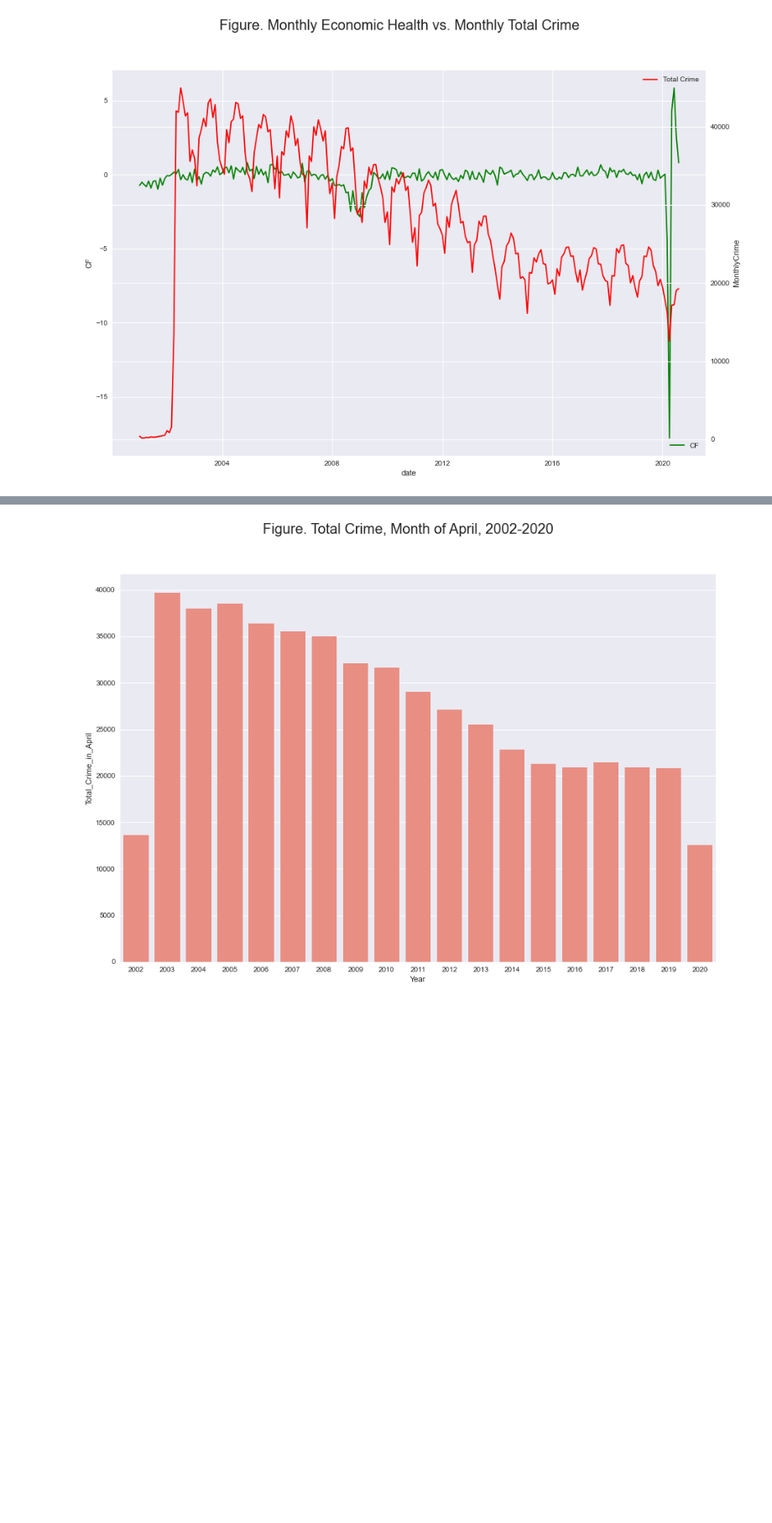
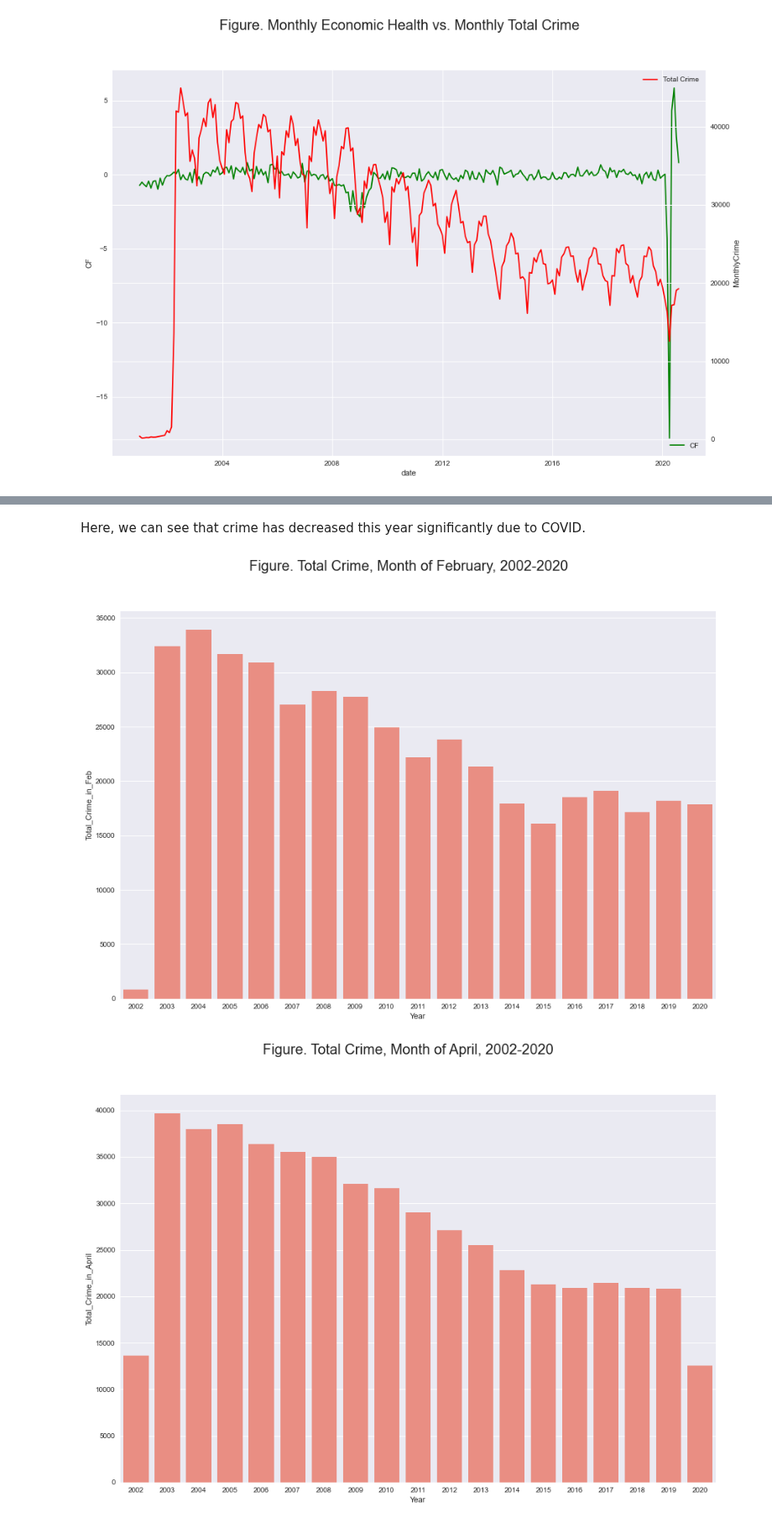
Before and after one commit to tjdolan121/4502Proj, a Jupyter notebook: forge/code/DataMiningQuestions.ipynb, the cells around one changed output, grey strips where cells are left out. Shown at 84% size. Saved outputs shown, nothing was run; the diff lists cells and outputs as text; code cells hidden in the pictures; blank space fills up the shorter version.

Commit message:
Finished COVID question

```diff
--- a/forge/code/DataMiningQuestions.ipynb
+++ b/forge/code/DataMiningQuestions.ipynb
@@ -101,7 +99,10 @@ SINGLE_LINE_CHART_PARAMS = {'figsize': SINGLE_PLOT_SIZE}
 FIGURE_TITLE_SIZE = 20
 
 Q1_TIME_DOMAIN = list(range(2002, 2020))
-Q3_TIME_DOMAIN = list(range(2002, 2021))
+Q2_TIME_DOMAIN = list(range(2002, 2021))
+
+DECLINE_YEARS = list(range(2012, 2016))
+PLATEAU_YEARS = list(range(2016, 2020))
 # %% [markdown]
 # Part 2. Questions
 # %% [markdown]
@@ -337,3 +336,3 @@ Our guidance to law enforcement: consider allocating resources toward theft, nar
 # %%
 del q1_df
-q3_df = df[df.year.isin(Q3_TIME_DOMAIN)]
+q2_df = df[df.year.isin(Q2_TIME_DOMAIN)]
@@ -363,3 +452,20 @@ plt.show()
+# %% [markdown]
+Here, we can see that crime has decreased this year significantly due to COVID.
+# %%
+# Figure.
+
+# Data:
+febs_df = q2_df[(q2_df.month == 2)]
+feb_year_over_year = pd.DataFrame(febs_df.groupby('year').size()).reset_index()
+feb_year_over_year.columns = ['Year', 'Total_Crime_in_Feb']
+
+# Plotting:
+fig_title = 'Figure. Total Crime, Month of February, 2002-2020'
+fig, ax = plt.subplots(figsize=SINGLE_PLOT_SIZE)
+fig.suptitle(fig_title, fontsize=FIGURE_TITLE_SIZE)
+ax = sns.barplot(x='Year', y='Total_Crime_in_Feb', data=feb_year_over_year, color='salmon');
+# %% [output]
+[figure, added]
 # %%
 # Figure.
 
```
Also changed, not shown: parts of 33 cells of this notebook.
